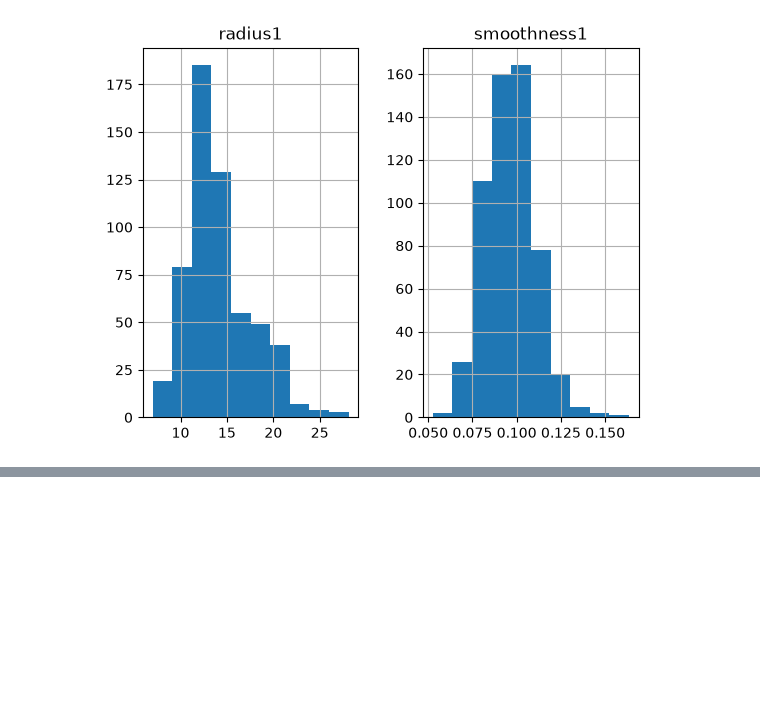
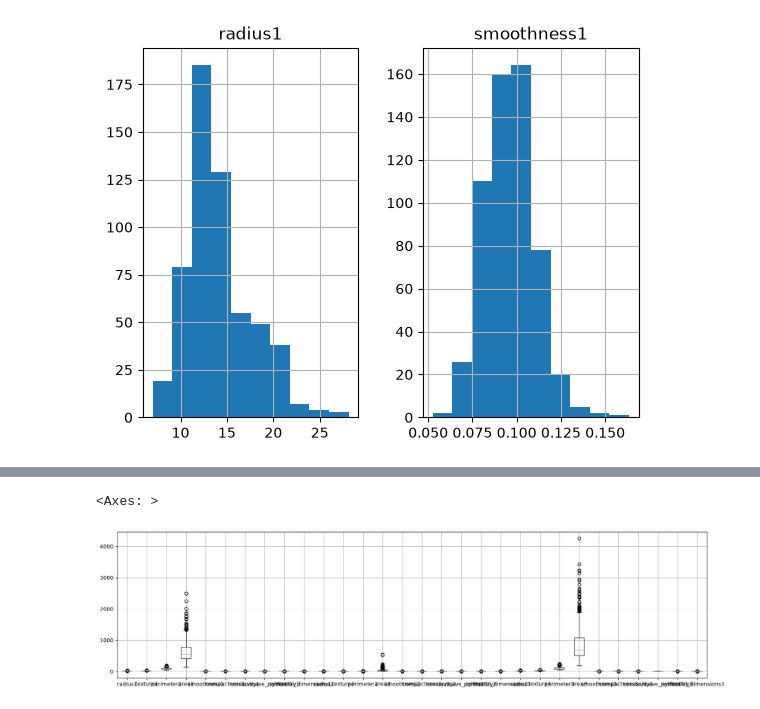
Before and after one commit to lavima/itf31519_2026, a Jupyter notebook: pipeline_baseline_evaluation/workshop_2508.ipynb, the cells around one changed output, grey strips where cells are left out. Saved outputs shown, nothing was run; the diff lists cells and outputs as text; code cells hidden in the pictures; blank space fills up the shorter version.

```diff
--- a/pipeline_baseline_evaluation/workshop_2508.ipynb
+++ b/pipeline_baseline_evaluation/workshop_2508.ipynb
@@ -171,0 +173,7 @@ breast_cancer_dataset['radius1'].plot.kde()
+# %%
+# Problematic plot due to range and number of features
+fig, ax = plt.subplots(1,1,figsize=(20, 5))
+breast_cancer_dataset.boxplot()
+# %% [output]
+<Axes: >
+[figure, added]
```
Also changed, not shown: parts of 14 cells of this notebook.
